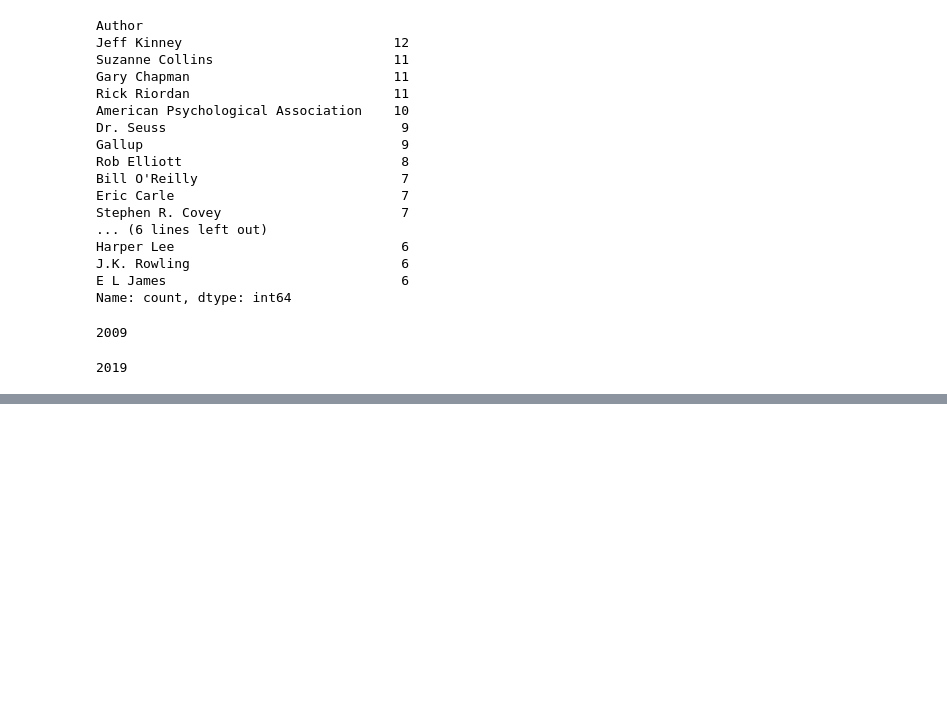
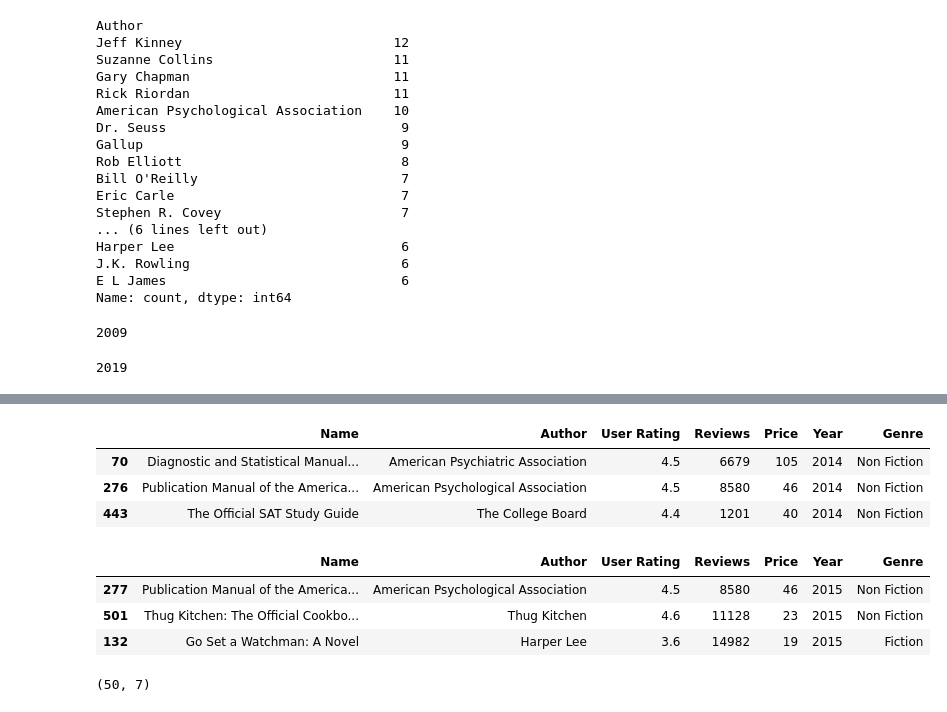
Before and after one commit to Prayush77/Amazon_bestselers_analysis, a Jupyter notebook: src/main.ipynb, the cells around one changed output, grey strips where cells are left out. Drawn from its saved outputs; the diff is of its cells as text; code cells hidden in the pictures; blank space fills up the shorter version.

```diff
--- a/src/main.ipynb
+++ b/src/main.ipynb
@@ -122,0 +240,18 @@ df['Year'].max()
+# %%
+df[df['Year']==2014].sort_values("Price",ascending=False).head(3)
+# %% [output]
+|  | Name | Author | User Rating | Reviews | Price | Year | Genre |
+| 70 | Diagnostic and Statistical Manual... | American Psychiatric Association | 4.5 | 6679 | 105 | 2014 | Non Fiction |
+| 276 | Publication Manual of the America... | American Psychological Association | 4.5 | 8580 | 46 | 2014 | Non Fiction |
+| 443 | The Official SAT Study Guide | The College Board | 4.4 | 1201 | 40 | 2014 | Non Fiction |
+# %%
+df[df['Year']==2015].sort_values("Price",ascending=False).head(3)
+# %% [output]
+|  | Name | Author | User Rating | Reviews | Price | Year | Genre |
+| 277 | Publication Manual of the America... | American Psychological Association | 4.5 | 8580 | 46 | 2015 | Non Fiction |
+| 501 | Thug Kitchen: The Official Cookbo... | Thug Kitchen | 4.6 | 11128 | 23 | 2015 | Non Fiction |
+| 132 | Go Set a Watchman: A Novel | Harper Lee | 3.6 | 14982 | 19 | 2015 | Fiction |
+# %%
+df[df['Year']==2014].shape
+# %% [output]
+(50, 7)
```
Also changed, not shown: parts of 9 cells of this notebook.
